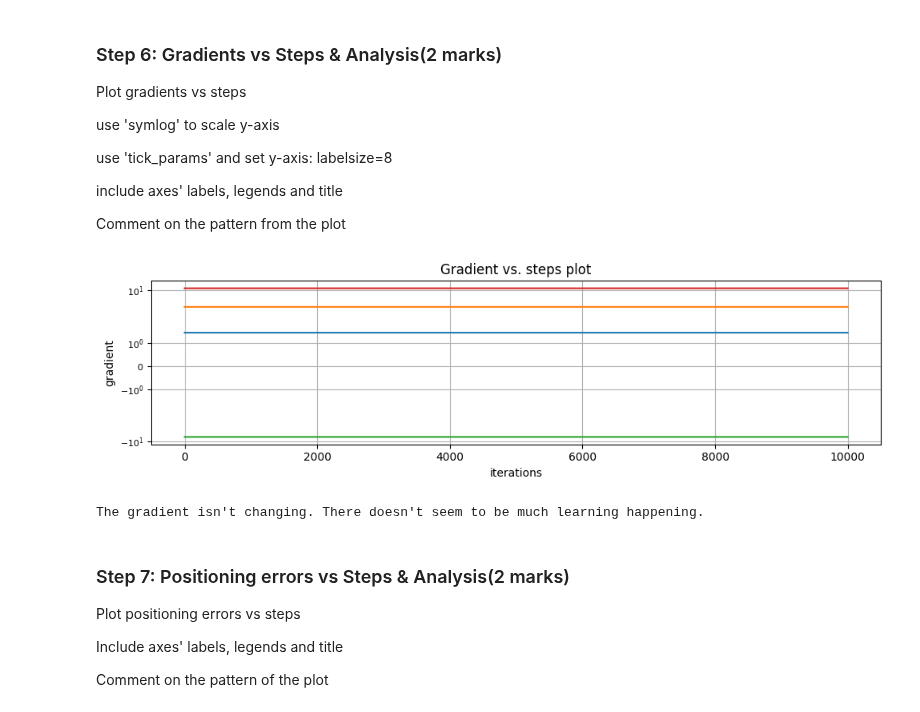
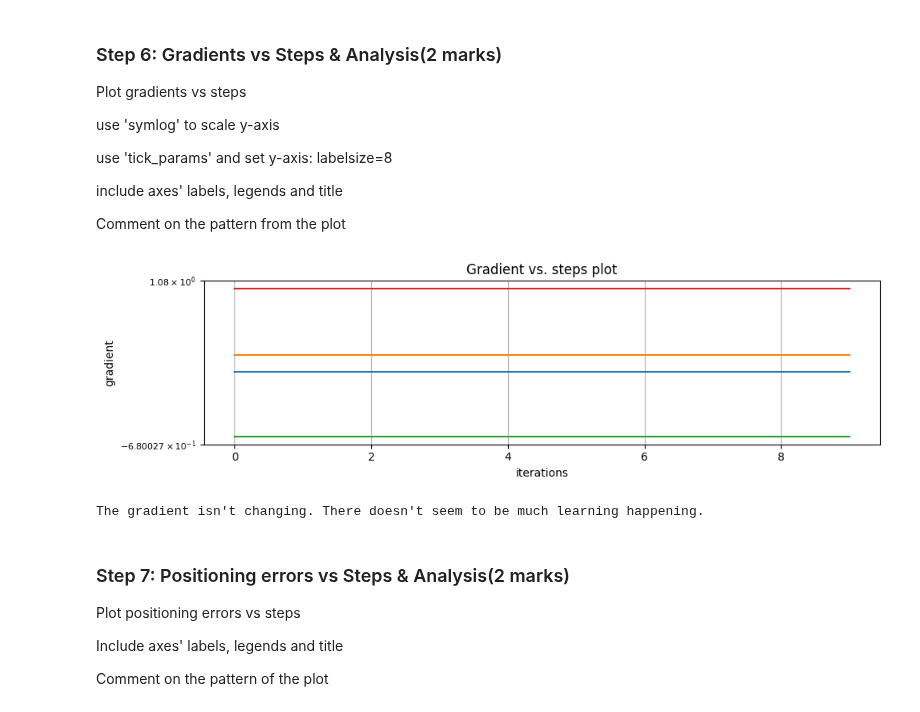
Before and after one commit to eunice-nwaobi/ENGG680_LAB_ASSIGNMENTS, a Jupyter notebook: Lab_Assignment3/Assignment3.ipynb, the cells around one changed output. Cells and saved outputs as stored; diff of their text form; code cells hidden in the pictures.

```diff
--- a/Lab_Assignment3/Assignment3.ipynb
+++ b/Lab_Assignment3/Assignment3.ipynb
@@ -287,20 +295,20 @@ include axes' labels, legends and title
 Comment on the pattern from the plot
 # %%
 fig , ax = plt.subplots(nrows=1,ncols=1, figsize=(10,3))
-ax.plot(list(range(10000)), arr_grad)
+ax.plot(list(range(steps_count)), arr_grad)
 ax.set_yscale("symlog")
 ax.tick_params(axis="y", labelsize=8)
 plt.xlabel("iterations")
 plt.ylabel("gradient")
 plt.title("Gradient vs. steps plot")
 ax.grid(True)
 fig.tight_layout()
 plt.show()
 
 # Comment on the pattern
 print("The gradient isn't changing. There doesn't seem to be much learning happening.")
 # %% [output]
-[figure, old version]
+[figure, new version]
 The gradient isn't changing. There doesn't seem to be much learning happening.
 # %% [markdown]
 ### Step 7: Positioning errors vs Steps & Analysis(2 marks)
```
Also changed, not shown: parts of 11 cells of this notebook.
